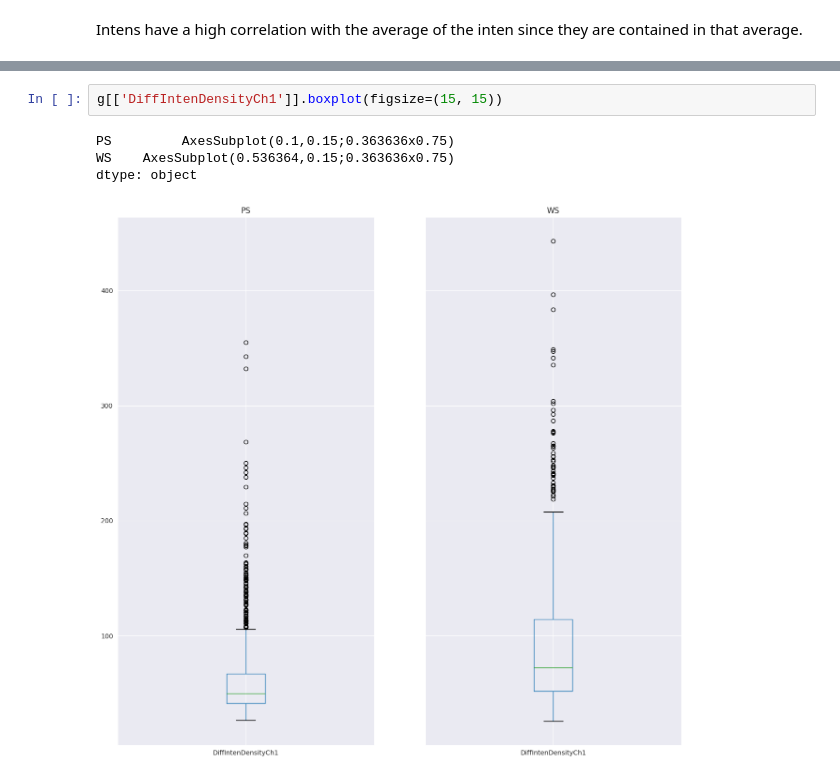
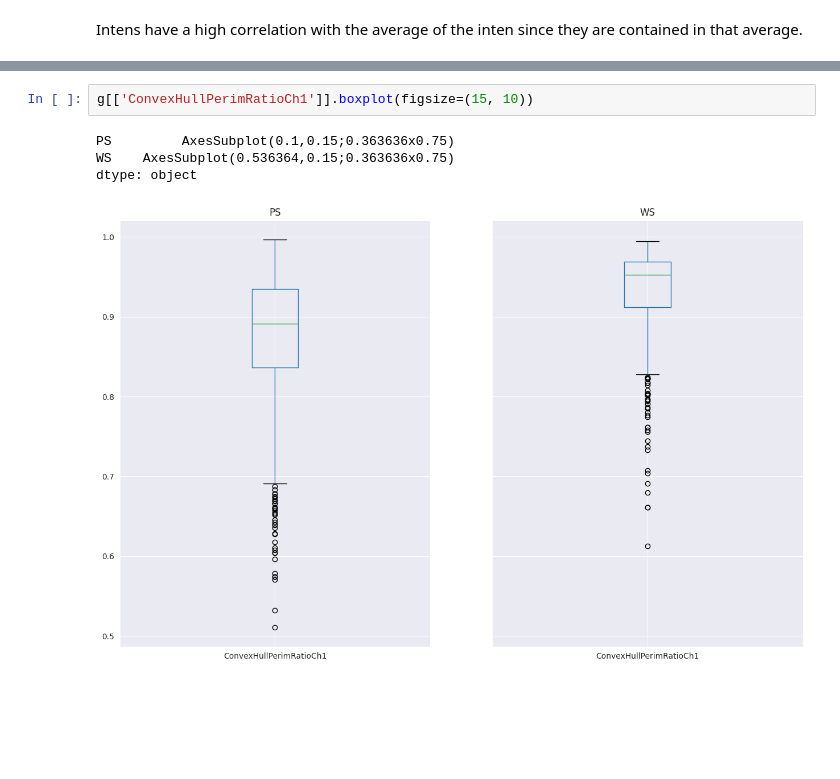
Before and after one commit to fweingartshofer/mc-ml, a Jupyter notebook: e01/01_cell_data_segmentation.ipynb, the cells around one changed output, grey strips where cells are left out. Saved outputs shown, nothing was run; the diff lists cells and outputs as text; blank space fills up the shorter version.

```diff
--- a/e01/01_cell_data_segmentation.ipynb
+++ b/e01/01_cell_data_segmentation.ipynb
@@ -115,8 +164,8 @@ dtype: object
 # %%
-g[['DiffIntenDensityCh1']].boxplot(figsize=(15, 15))
+g[['ConvexHullPerimRatioCh1']].boxplot(figsize=(15, 10))
 # %% [output]
 PS         AxesSubplot(0.1,0.15;0.363636x0.75)
 WS    AxesSubplot(0.536364,0.15;0.363636x0.75)
 dtype: object
-[figure, old version]
+[figure, new version]
 # %%
```
Also changed, not shown: parts of 20 cells of this notebook, 1 other file.
